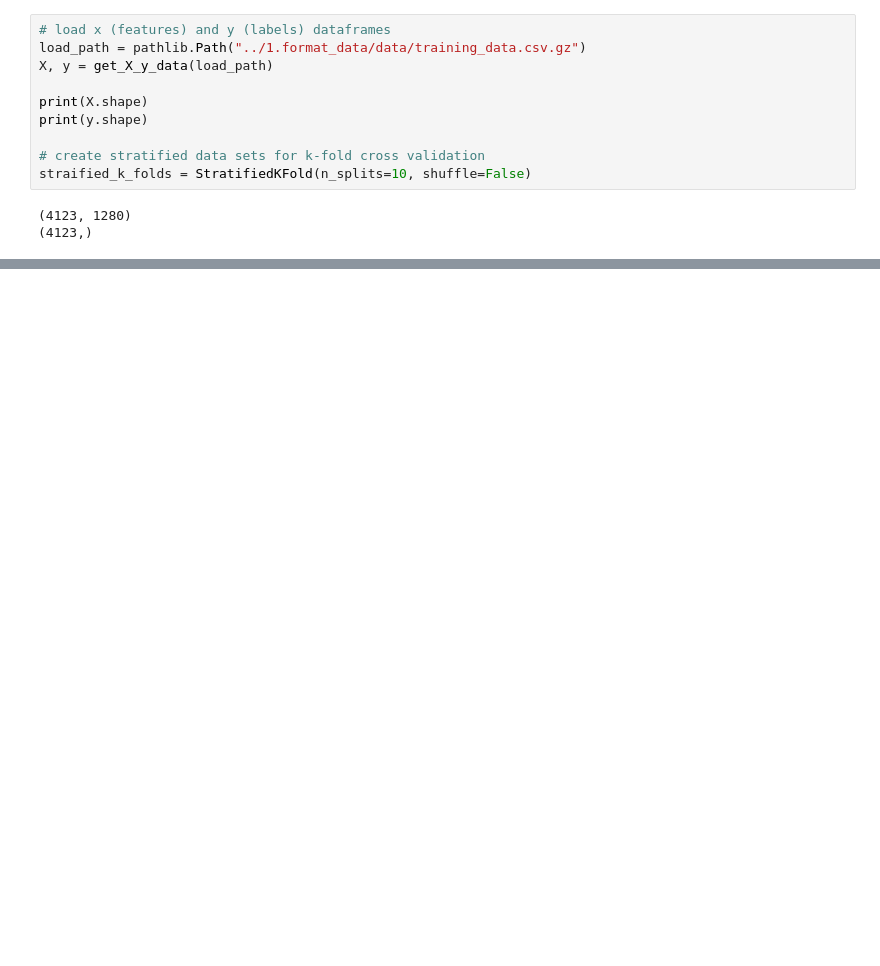
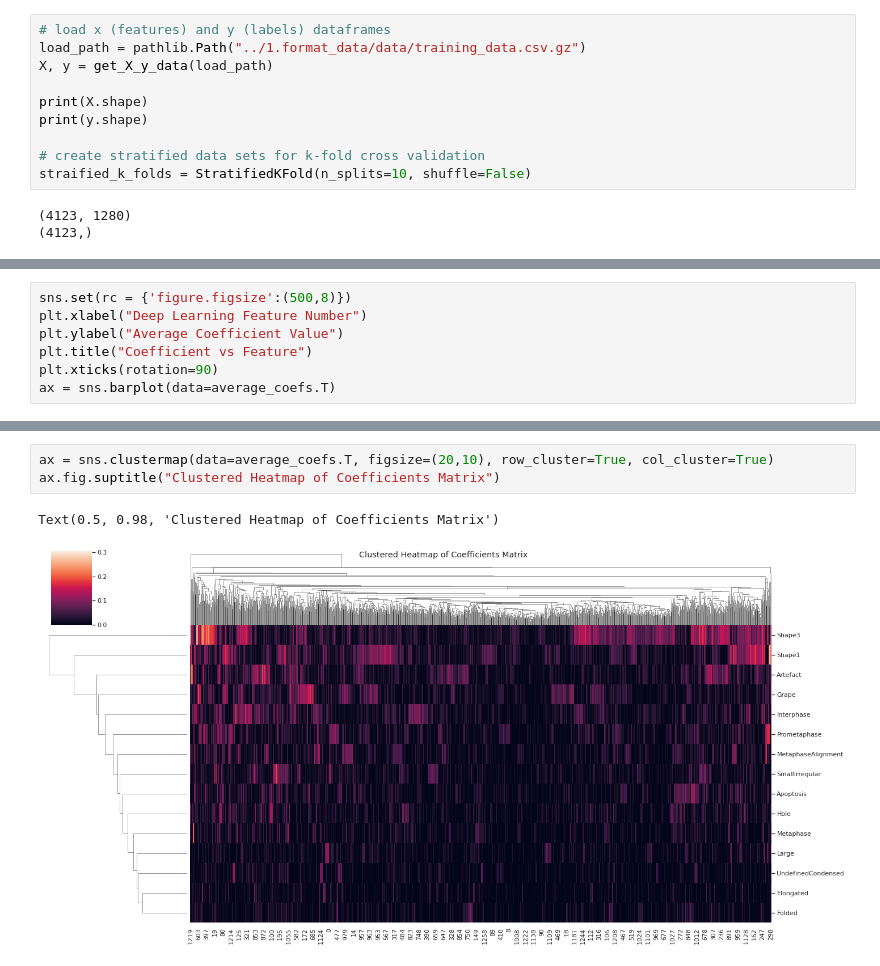
Before and after one commit to WayScience/phenotypic_profiling, a Jupyter notebook: 2.ML_model/DP_trained_model.ipynb, the cells around one changed output, grey strips where cells are left out. Drawn from its saved outputs; the diff is of its cells as text; blank space fills up the shorter version.

```diff
--- a/2.ML_model/DP_trained_model.ipynb
+++ b/2.ML_model/DP_trained_model.ipynb
@@ -121,0 +159,7 @@ ax = ax.set_yticklabels(classes, rotation=0)
+# %%
+sns.set(rc = {'figure.figsize':(500,8)})
+plt.xlabel("Deep Learning Feature Number")
+plt.ylabel("Average Coefficient Value")
+plt.title("Coefficient vs Feature")
+plt.xticks(rotation=90)
+ax = sns.barplot(data=average_coefs.T)
@@ -121,0 +168,6 @@ ax = ax.set_yticklabels(classes, rotation=0)
+# %%
+ax = sns.clustermap(data=average_coefs.T, figsize=(20,10), row_cluster=True, col_cluster=True)
+ax.fig.suptitle("Clustered Heatmap of Coefficients Matrix")
+# %% [output]
+Text(0.5, 0.98, 'Clustered Heatmap of Coefficients Matrix')
+[figure, added]
```
Also changed, not shown: parts of 10 cells of this notebook.
